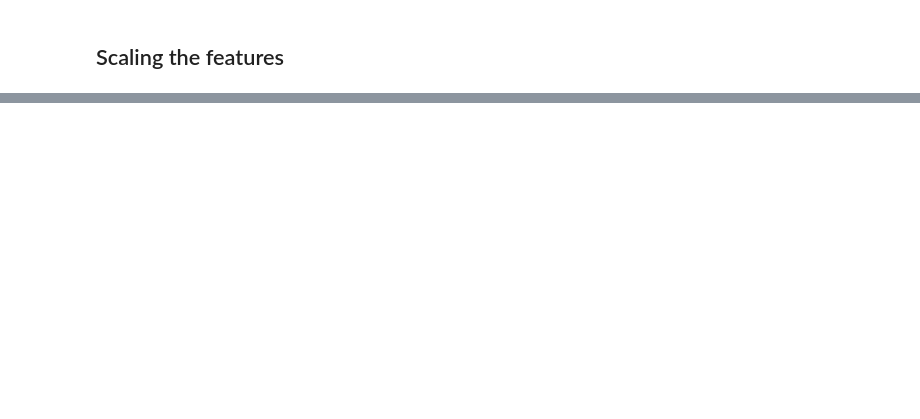
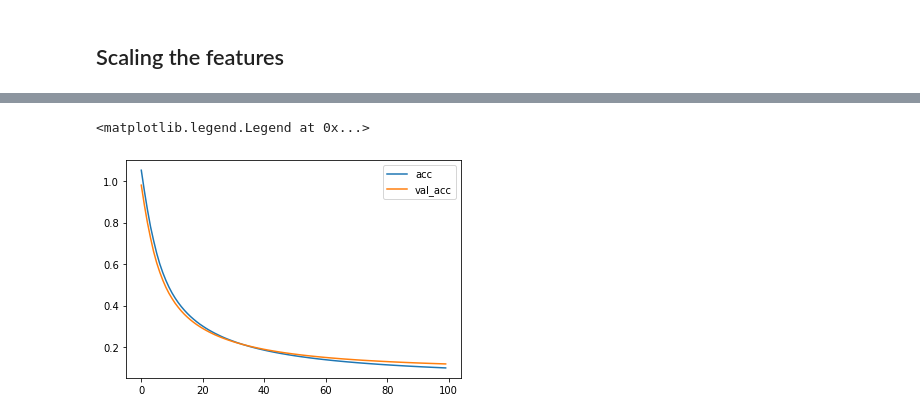
Before and after one commit to aishwaryaprabhat/Deep-Learning-with-TF-2.0, a Jupyter notebook: One_Layer_Neural_Network_applied_to_Breast_Cancer_Classification_problem.ipynb, the cells around one changed output, grey strips where cells are left out. Cells and saved outputs as stored; diff of their text form; code cells hidden in the pictures; blank space fills up the shorter version.

```diff
--- a/One_Layer_Neural_Network_applied_to_Breast_Cancer_Classification_problem.ipynb
+++ b/One_Layer_Neural_Network_applied_to_Breast_Cancer_Classification_problem.ipynb
@@ -43,0 +99,7 @@ X_test = scaler.fit_transform(X_test)
+# %%
+plt.plot(trained_model.history['loss'], label='acc')
+plt.plot(trained_model.history['val_loss'], label='val_acc')
+plt.legend()
+# %% [output]
+<matplotlib.legend.Legend at 0x...>
+[figure, added]
```
Also changed, not shown: parts of 8 cells of this notebook.
